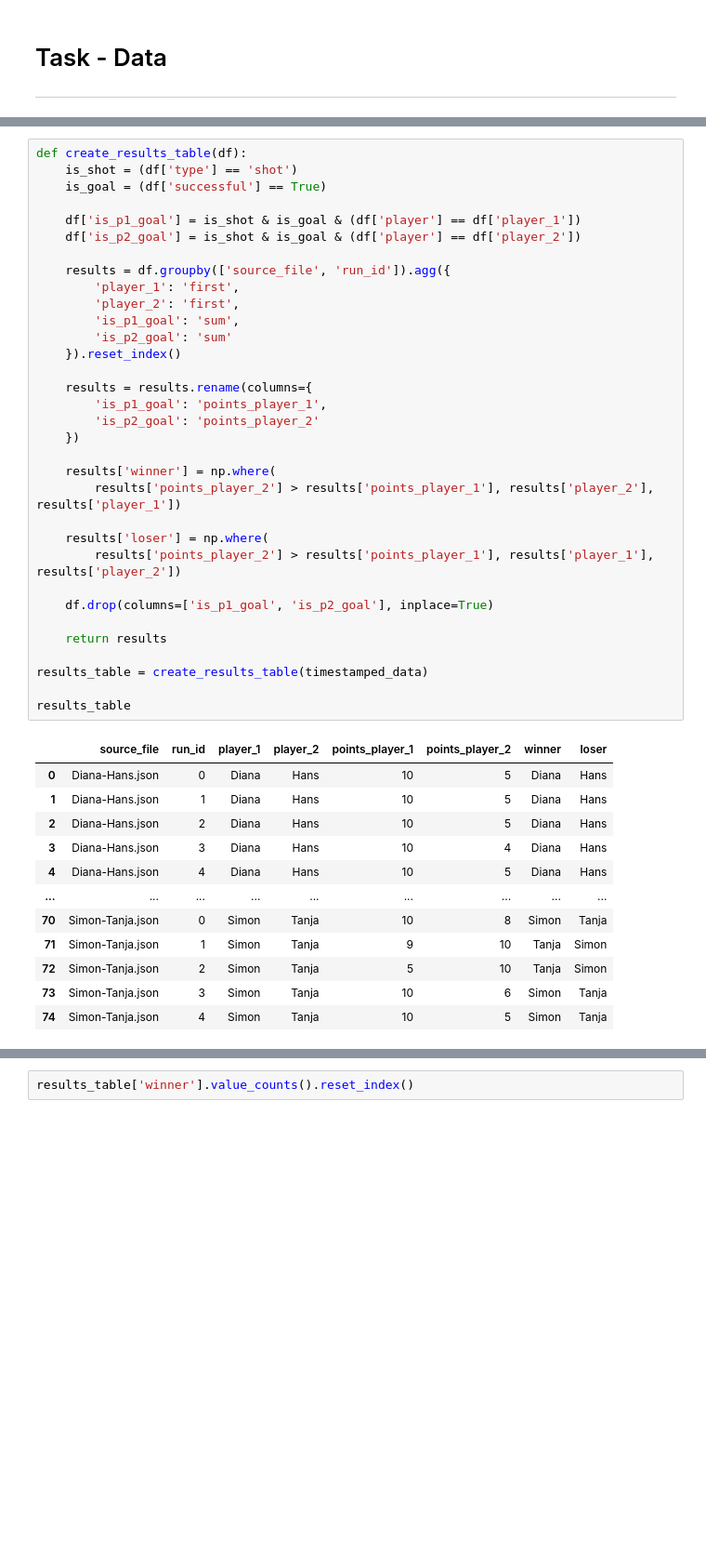
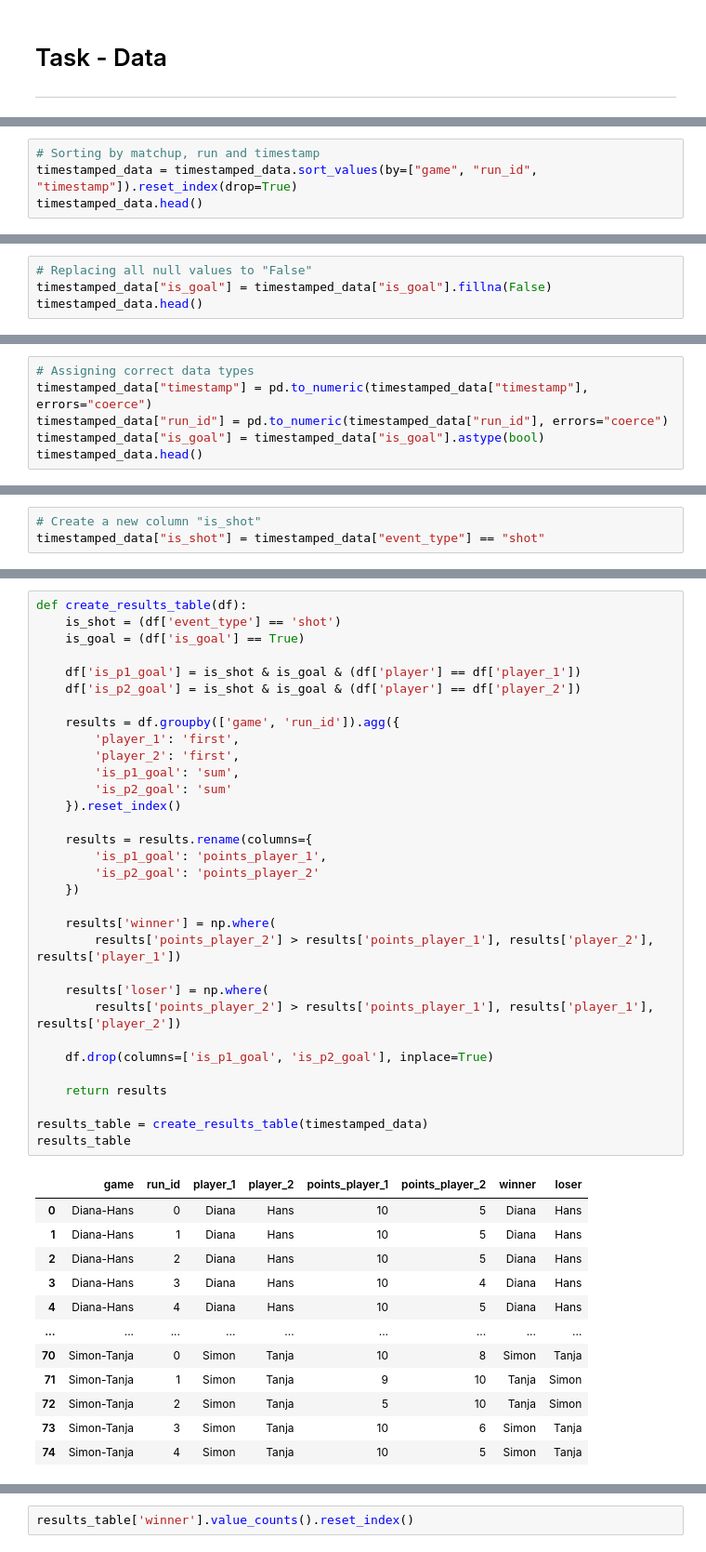
Before and after one commit to Rutvik-rn/Kicker-Strategy, a Jupyter notebook: notebook.ipynb, the cells around one changed output, grey strips where cells are left out. Shown at 93% size. Drawn from its saved outputs; the diff is of its cells as text; blank space fills up the shorter version.

```diff
--- a/notebook.ipynb
+++ b/notebook.ipynb
@@ -51,0 +98,4 @@ timestamped_data['is_goal'] = (timestamped_data['type'] == 'shot') & (timestampe
+# %%
+# Sorting by matchup, run and timestamp
+timestamped_data = timestamped_data.sort_values(by=["game", "run_id", "timestamp"]).reset_index(drop=True)
+timestamped_data.head()
@@ -51,0 +109,4 @@ timestamped_data['is_goal'] = (timestamped_data['type'] == 'shot') & (timestampe
+# %%
+# Replacing all null values to "False"
+timestamped_data["is_goal"] = timestamped_data["is_goal"].fillna(False)
+timestamped_data.head()
@@ -51,0 +120,6 @@ timestamped_data['is_goal'] = (timestamped_data['type'] == 'shot') & (timestampe
+# %%
+# Assigning correct data types
+timestamped_data["timestamp"] = pd.to_numeric(timestamped_data["timestamp"], errors="coerce")
+timestamped_data["run_id"] = pd.to_numeric(timestamped_data["run_id"], errors="coerce")
+timestamped_data["is_goal"] = timestamped_data["is_goal"].astype(bool)
+timestamped_data.head()
@@ -51,0 +133,3 @@ timestamped_data['is_goal'] = (timestamped_data['type'] == 'shot') & (timestampe
+# %%
+# Create a new column "is_shot"
+timestamped_data["is_shot"] = timestamped_data["event_type"] == "shot"
@@ -72,49 +244,48 @@ timestamped_data.shape
 # %%
 def create_results_table(df):
-    is_shot = (df['type'] == 'shot')
-    is_goal = (df['successful'] == True)
+    is_shot = (df['event_type'] == 'shot')
+    is_goal = (df['is_goal'] == True)
 
     df['is_p1_goal'] = is_shot & is_goal & (df['player'] == df['player_1'])
     df['is_p2_goal'] = is_shot & is_goal & (df['player'] == df['player_2'])
 
-    results = df.groupby(['source_file', 'run_id']).agg({
+    results = df.groupby(['game', 'run_id']).agg({
         'player_1': 'first',
         'player_2': 'first',
         'is_p1_goal': 'sum',
         'is_p2_goal': 'sum'
     }).reset_index()
 
     results = results.rename(columns={
         'is_p1_goal': 'points_player_1',
         'is_p2_goal': 'points_player_2'
     })
 
     results['winner'] = np.where(
         results['points_player_2'] > results['points_player_1'], results['player_2'], results['player_1'])
 
     results['loser'] = np.where(
         results['points_player_2'] > results['points_player_1'], results['player_1'], results['player_2'])
 
     df.drop(columns=['is_p1_goal', 'is_p2_goal'], inplace=True)
 
     return results
 
 results_table = create_results_table(timestamped_data)
-
 results_table
 # %% [output]
-|  | source_file | run_id | player_1 | player_2 | points_player_1 | points_player_2 | winner | loser |
-| 0 | Diana-Hans.json | 0 | Diana | Hans | 10 | 5 | Diana | Hans |
-| 1 | Diana-Hans.json | 1 | Diana | Hans | 10 | 5 | Diana | Hans |
-| 2 | Diana-Hans.json | 2 | Diana | Hans | 10 | 5 | Diana | Hans |
-| 3 | Diana-Hans.json | 3 | Diana | Hans | 10 | 4 | Diana | Hans |
-| 4 | Diana-Hans.json | 4 | Diana | Hans | 10 | 5 | Diana | Hans |
+|  | game | run_id | player_1 | player_2 | points_player_1 | points_player_2 | winner | loser |
+| 0 | Diana-Hans | 0 | Diana | Hans | 10 | 5 | Diana | Hans |
+| 1 | Diana-Hans | 1 | Diana | Hans | 10 | 5 | Diana | Hans |
+| 2 | Diana-Hans | 2 | Diana | Hans | 10 | 5 | Diana | Hans |
+| 3 | Diana-Hans | 3 | Diana | Hans | 10 | 4 | Diana | Hans |
+| 4 | Diana-Hans | 4 | Diana | Hans | 10 | 5 | Diana | Hans |
 | ... | ... | ... | ... | ... | ... | ... | ... | ... |
-| 70 | Simon-Tanja.json | 0 | Simon | Tanja | 10 | 8 | Simon | Tanja |
-| 71 | Simon-Tanja.json | 1 | Simon | Tanja | 9 | 10 | Tanja | Simon |
-| 72 | Simon-Tanja.json | 2 | Simon | Tanja | 5 | 10 | Tanja | Simon |
-| 73 | Simon-Tanja.json | 3 | Simon | Tanja | 10 | 6 | Simon | Tanja |
-| 74 | Simon-Tanja.json | 4 | Simon | Tanja | 10 | 5 | Simon | Tanja |
+| 70 | Simon-Tanja | 0 | Simon | Tanja | 10 | 8 | Simon | Tanja |
+| 71 | Simon-Tanja | 1 | Simon | Tanja | 9 | 10 | Tanja | Simon |
+| 72 | Simon-Tanja | 2 | Simon | Tanja | 5 | 10 | Tanja | Simon |
+| 73 | Simon-Tanja | 3 | Simon | Tanja | 10 | 6 | Simon | Tanja |
+| 74 | Simon-Tanja | 4 | Simon | Tanja | 10 | 5 | Simon | Tanja |
 75 rows × 8 columns
 # %%
 results_table['winner'].value_counts().reset_index()
```
Also changed, not shown: parts of 34 cells of this notebook.
